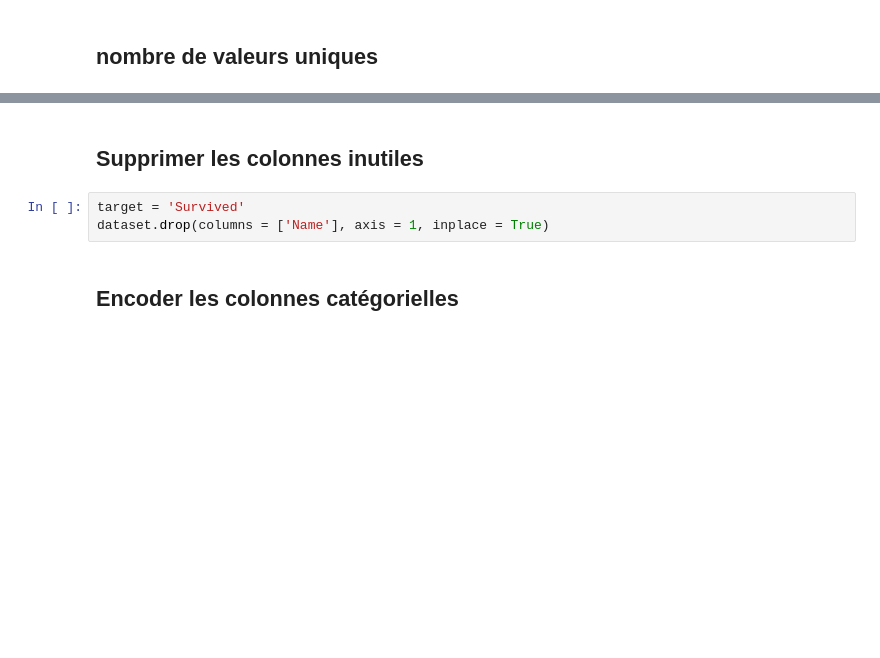
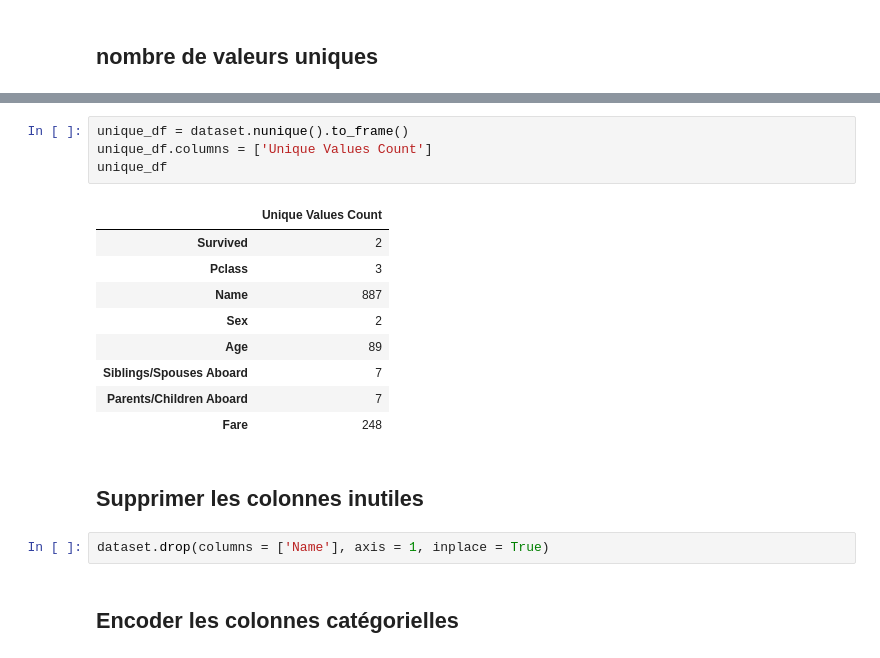
Before and after one commit to Slimani-CE/AI-Python-Implemention, a Jupyter notebook: Classification/Classification from scratch/Logistic regression from scratch/Logistic regression from scratch.ipynb, the cells around one changed output, grey strips where cells are left out. Drawn from its saved outputs; the diff is of its cells as text; blank space fills up the shorter version.

```diff
--- a/Classification/Classification from scratch/Logistic regression from scratch/Logistic regression from scratch.ipynb
+++ b/Classification/Classification from scratch/Logistic regression from scratch/Logistic regression from scratch.ipynb
@@ -45,7 +44,20 @@ dataset.nunique().to_frame()
+# %%
+unique_df = dataset.nunique().to_frame()
+unique_df.columns = ['Unique Values Count']
+unique_df
+# %% [output]
+|  | Unique Values Count |
+| Survived | 2 |
+| Pclass | 3 |
+| Name | 887 |
+| Sex | 2 |
+| Age | 89 |
+| Siblings/Spouses Aboard | 7 |
+| Parents/Children Aboard | 7 |
+| Fare | 248 |
 # %% [markdown]
 ## Supprimer les colonnes inutiles
 # %%
-target = 'Survived'
 dataset.drop(columns = ['Name'], axis = 1, inplace = True)
 # %% [markdown]
 ## Encoder les colonnes catégorielles
```
Also changed, not shown: parts of 19 cells of this notebook.
